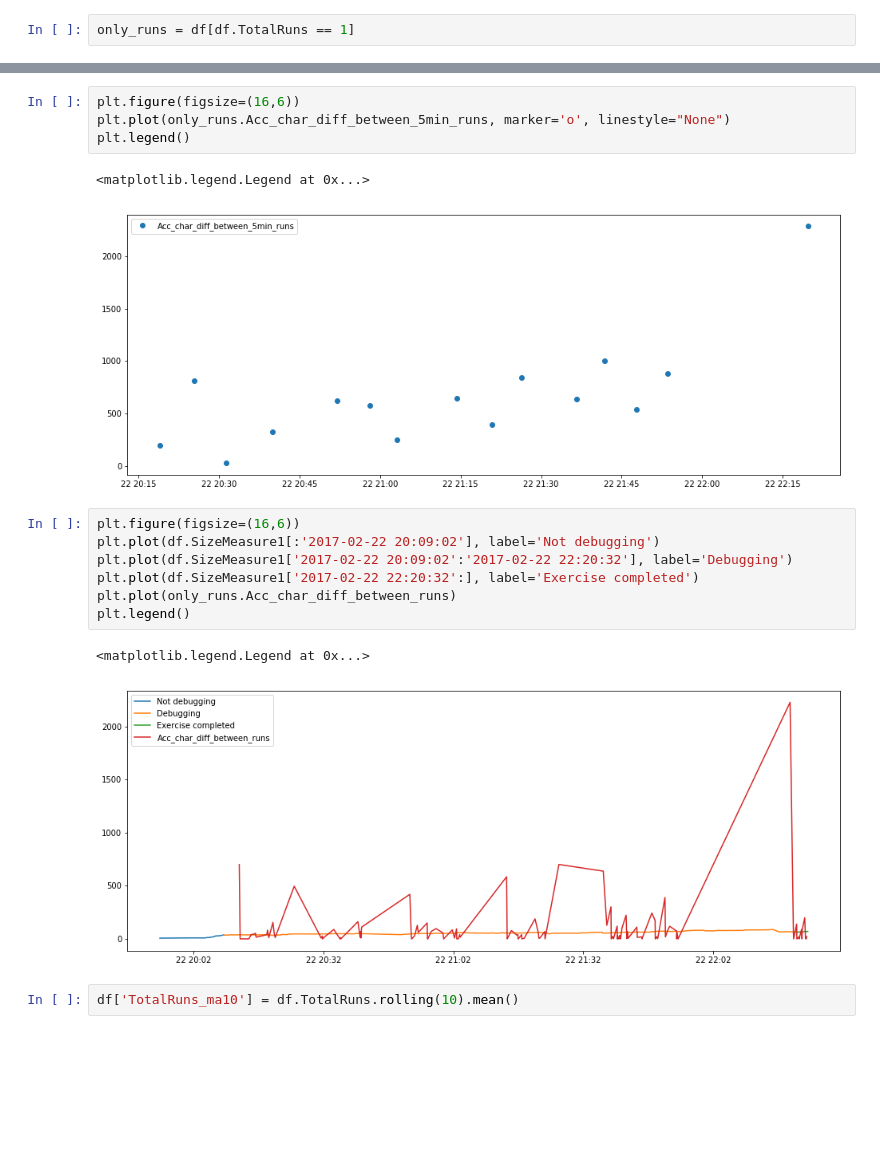
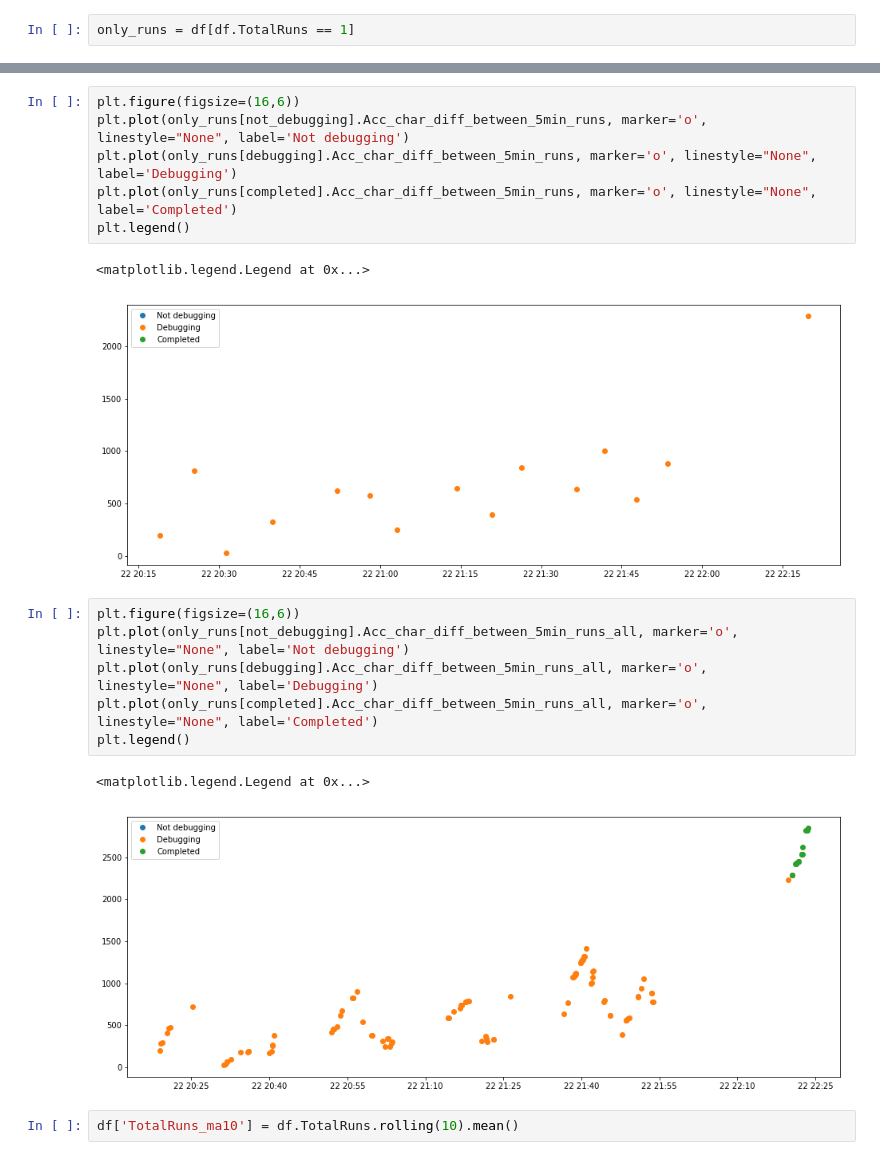
Before and after one commit to hermanmk/jexercise-data-analysis, a Jupyter notebook: Working modes.ipynb, the cells around one changed output, grey strips where cells are left out. Drawn from its saved outputs; the diff is of its cells as text; blank space fills up the shorter version.

```diff
--- a/Working modes.ipynb
+++ b/Working modes.ipynb
@@ -286,20 +196,21 @@ plt.legend()
 # %%
 plt.figure(figsize=(16,6))
-plt.plot(only_runs.Acc_char_diff_between_5min_runs, marker='o', linestyle="None")
+plt.plot(only_runs[not_debugging].Acc_char_diff_between_5min_runs, marker='o', linestyle="None", label='Not debugging')
+plt.plot(only_runs[debugging].Acc_char_diff_between_5min_runs, marker='o', linestyle="None", label='Debugging')
+plt.plot(only_runs[completed].Acc_char_diff_between_5min_runs, marker='o', linestyle="None", label='Completed')
 plt.legend()
 # %% [output]
 <matplotlib.legend.Legend at 0x...>
-[figure, old version]
+[figure, new version]
-# %%
-plt.figure(figsize=(16,6))
-plt.plot(df.SizeMeasure1[:'2017-02-22 20:09:02'], label='Not debugging')
-plt.plot(df.SizeMeasure1['2017-02-22 20:09:02':'2017-02-22 22:20:32'], label='Debugging')
-plt.plot(df.SizeMeasure1['2017-02-22 22:20:32':], label='Exercise completed')
-plt.plot(only_runs.Acc_char_diff_between_runs)
-plt.legend()
-# %% [output]
-<matplotlib.legend.Legend at 0x...>
-[figure, removed]
+# %%
+plt.figure(figsize=(16,6))
+plt.plot(only_runs[not_debugging].Acc_char_diff_between_5min_runs_all, marker='o', linestyle="None", label='Not debugging')
+plt.plot(only_runs[debugging].Acc_char_diff_between_5min_runs_all, marker='o', linestyle="None", label='Debugging')
+plt.plot(only_runs[completed].Acc_char_diff_between_5min_runs_all, marker='o', linestyle="None", label='Completed')
+plt.legend()
+# %% [output]
+<matplotlib.legend.Legend at 0x...>
+[figure, added]
 # %%
 df['TotalRuns_ma10'] = df.TotalRuns.rolling(10).mean()
 # %%
```
Also changed, not shown: parts of 33 cells of this notebook, 1 other file.
